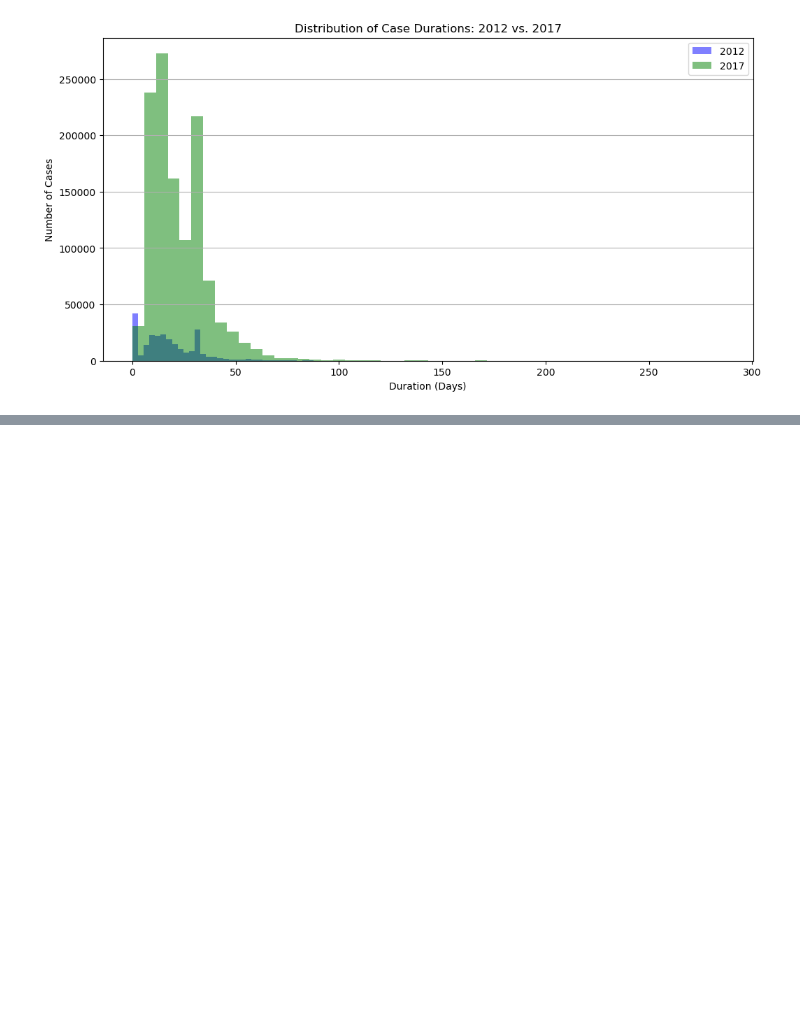
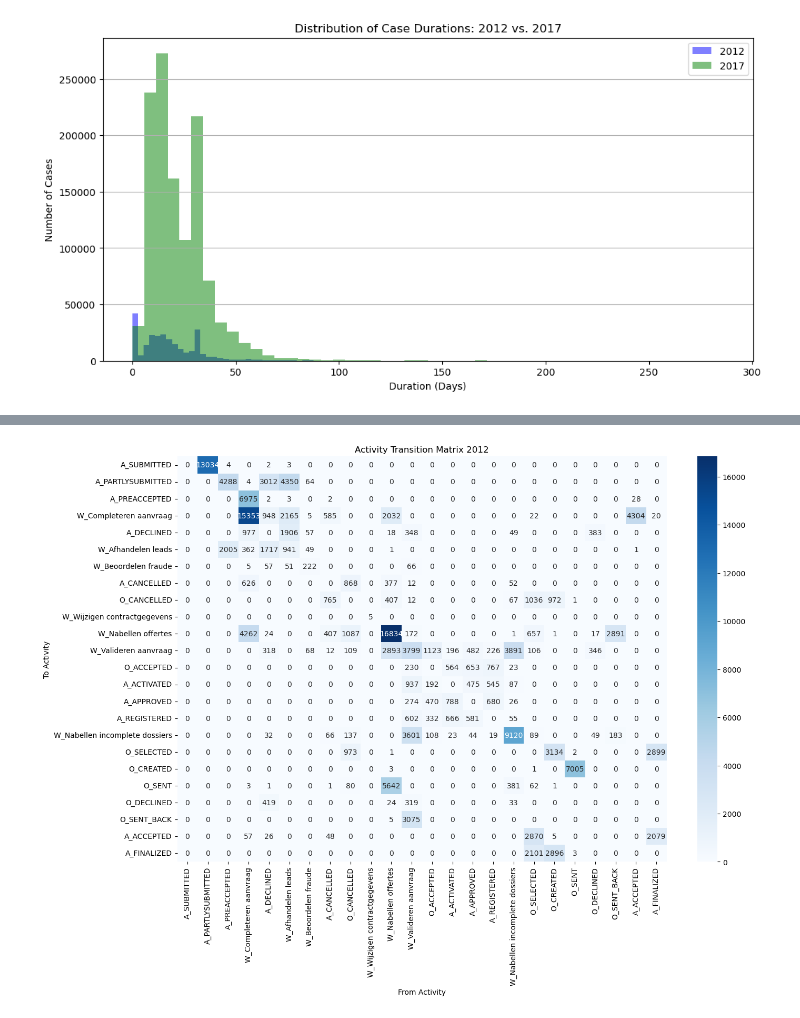
Before and after one commit to AlexRaudvee/Process_Mining_1, a Jupyter notebook: visualizations.ipynb, the cells around one changed output, grey strips where cells are left out. Cells and saved outputs as stored; diff of their text form; code cells hidden in the pictures; blank space fills up the shorter version.

```diff
--- a/visualizations.ipynb
+++ b/visualizations.ipynb
@@ -228,0 +312,23 @@ plt.show()
+# %%
+# Initialize the transitions DataFrame with zeros
+unique_activities = df_2012['concept:name'].unique()
+transitions = pd.DataFrame(0, index=unique_activities, columns=unique_activities)
+
+# Populate the transitions DataFrame with counts
+for i in range(1, len(df_2012)):
+    current_activity = df_2012.iloc[i]['concept:name']
+    previous_activity = df_2012.iloc[i-1]['concept:name']
+
+    # Check if the previous and current activities are within the same case
+    if df_2012.iloc[i]['case:concept:name'] == df_2012.iloc[i-1]['case:concept:name']:
+        transitions.at[previous_activity, current_activity] += 1
+
+# Plotting
+plt.figure(figsize=(15, 10))
+sns.heatmap(transitions, annot=True, fmt='d', cmap='Blues')
+plt.title('Activity Transition Matrix 2012')
+plt.xlabel('From Activity')
+plt.ylabel('To Activity')
+plt.show()
+# %% [output]
+[figure, added]
```
Also changed, not shown: parts of 5 cells of this notebook.
